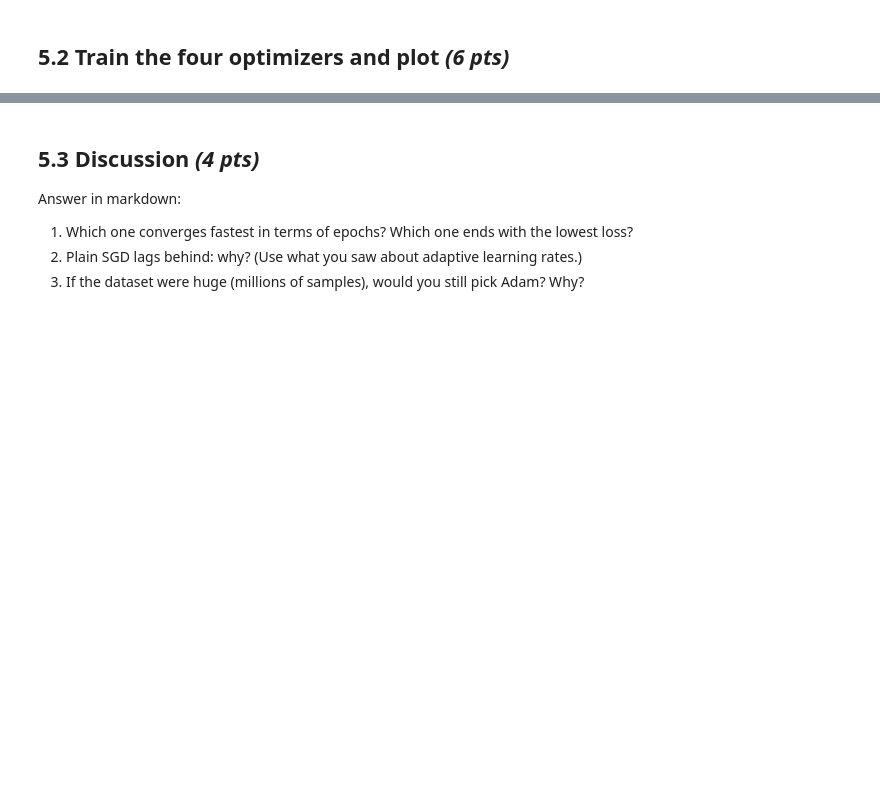
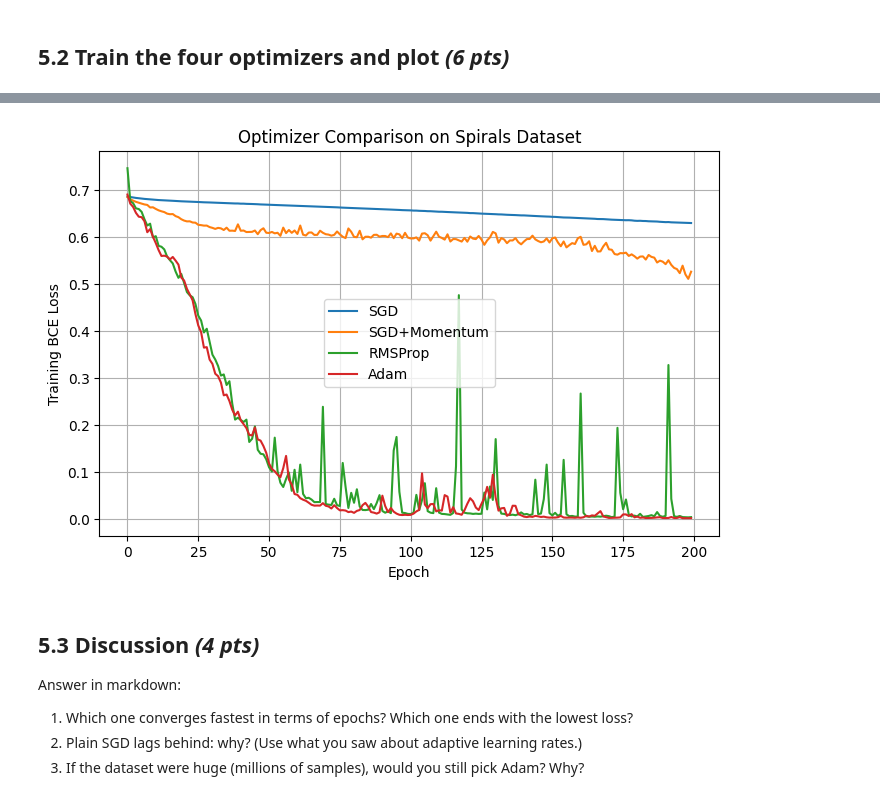
Before and after one commit to SusanaGonzales/Personal, a Jupyter notebook: homework_1/code-Part 2.ipynb, the cells around one changed output, grey strips where cells are left out. Cells and saved outputs as stored; diff of their text form; code cells hidden in the pictures; blank space fills up the shorter version.

```diff
--- a/homework_1/code-Part 2.ipynb
+++ b/homework_1/code-Part 2.ipynb
@@ -629,4 +926,26 @@ def train_optim(opt_name, n_epochs=200, lr=1e-2):
 # 5.2 - Train + plot
 # TODO: train all four optimizers, store the loss histories in a dict,
 # and plot the four curves on the same figure.
-raise NotImplementedError("Complete 5.2")
+optimizers = ["SGD", "SGD+Momentum", "RMSProp", "Adam"]
+
+histories = {}
+
+for opt_name in optimizers:
+    print(f"Training {opt_name}...")
+    histories[opt_name] = train_optim(opt_name, n_epochs=200, lr=1e-2)
+    print(f"{opt_name} final loss: {histories[opt_name][-1]:.4f}")
+
+plt.figure(figsize=(8, 5))
+
+for opt_name, loss_hist in histories.items():
+    plt.plot(loss_hist, label=opt_name)
+
+plt.title("Optimizer Comparison on Spirals Dataset")
+plt.xlabel("Epoch")
+plt.ylabel("Training BCE Loss")
+plt.legend()
+plt.grid(True)
+plt.show()
+
+#raise NotImplementedError("Complete 5.2")
+# %% [output]
@@ -633,3 +960,4 @@ raise NotImplementedError("Complete 5.2")
+[figure, added]
 # %% [markdown]
 ## 5.3 Discussion *(4 pts)*
 
```
Also changed, not shown: parts of 31 cells of this notebook.
